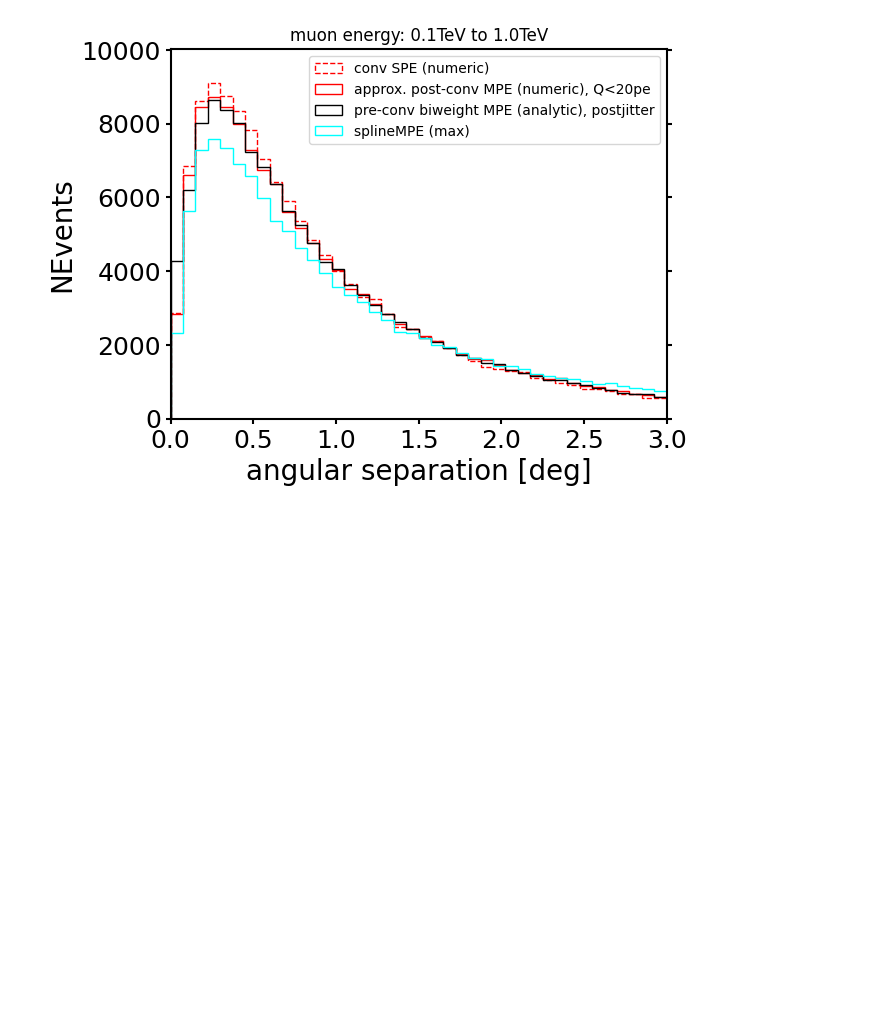
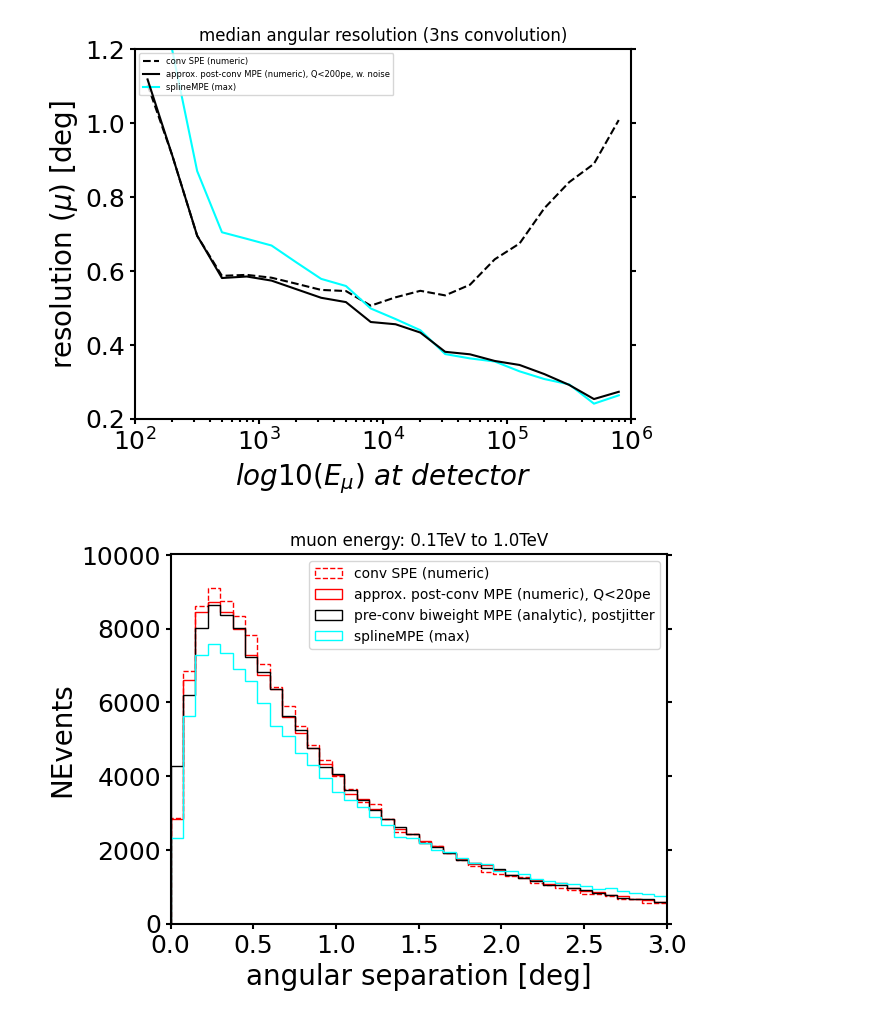
Before and after one commit to rishibbdb/TPN_DeV, a Jupyter notebook: dev/notebooks/resolution_summary3.ipynb, the cells around one changed output. Saved outputs shown, nothing was run; the diff lists cells and outputs as text; code cells hidden in the pictures; blank space fills up the shorter version.

```diff
--- a/dev/notebooks/resolution_summary3.ipynb
+++ b/dev/notebooks/resolution_summary3.ipynb
@@ -120,3 +122,32 @@ plt.show()
+# %%
+fig, ax = plt.subplots()
+plot_args = {'xlabel':'$log10(E_{\\mu})\,\,at\,\,detector$',
+                 'ylabel':'resolution ($\mu$) [deg]',
+                 'xlim':[10**2.0, 10**6.0],
+                 'ylim':[0.2, 1.2]}
+
+#ax.plot(10**xvals, r_SPE_conv[1], color='magenta', label='conv SPE (analytic)', linestyle='dashed')
+ax.plot(10**xvals, r_SPE_post_conv[1], color='black', label='conv SPE (numeric)', linestyle='dashed')
+#ax.plot(10**xvals, r_MPE_post_conv[1], color='red', label='approx. post-conv MPE (numeric), Q<20pe', linestyle='solid', zorder=17)
+ax.plot(10**xvals, r_MPE_post_conv_and_noise[1], color='black', label='approx. post-conv MPE (numeric), Q<200pe, w. noise', linestyle='solid', zorder=17)
+#ax.plot(10**xvals, r_MPE_post_conv[2], color='red', linestyle='dotted', zorder=15)
+#ax.plot(10**xvals, r_MPE_pre_conv[1], color='magenta', label='pre-conv MPE (semi-analytic)', linestyle='solid')
+#ax.plot(10**xvals, r_MPE_pre_conv_biweight[1], color='orange', label='pre-conv biweight MPE (analytic)', linestyle='solid')
+#ax.plot(10**xvals, r_MPE_pre_conv_clip[1], color='tab:blue', label='pre-conv MPE (semi-analytic), Q<30pe', linestyle='solid')
+#ax.plot(10**xvals, r_MPE_pre_conv_biweight_clip[1], color='lime', label='pre-conv biweight MPE (analytic), Q<30pe', linestyle='solid')
+#ax.plot(10**xvals, r_MPE_pre_conv_biweight_postjitter[1], color='blue', label='pre-conv biweight MPE (analytic), postjitter',
+#        linestyle='solid', zorder=16)
+#ax.plot(10**xvals, r_MPE_pre_conv_biweight_postjitter[2], color='black', zorder=16, linestyle='dotted')
+ax.plot(10**xvals, r_smpe[1], color='cyan', label='splineMPE (max)')
+#ax.plot(10**xvals, r_smpe[2], color='cyan', linestyle='dotted')
+adjust_plot_1d(fig, ax, plot_args=plot_args)
+plt.xscale('log')
+plt.title('median angular resolution (3ns convolution)')
+ax.set_yticks([0.2*i for i in range(9)][1:-2])
+plt.legend(fontsize=6, loc='upper left')
+plt.show()
+# %% [output]
+[figure, added]
 # %%
 def get_hist(results, emin, emax):
     gcd, gcd_smpe, muon_energy = get_gcd(results)
```
Also changed, not shown: parts of 11 cells of this notebook, 9 other files.
